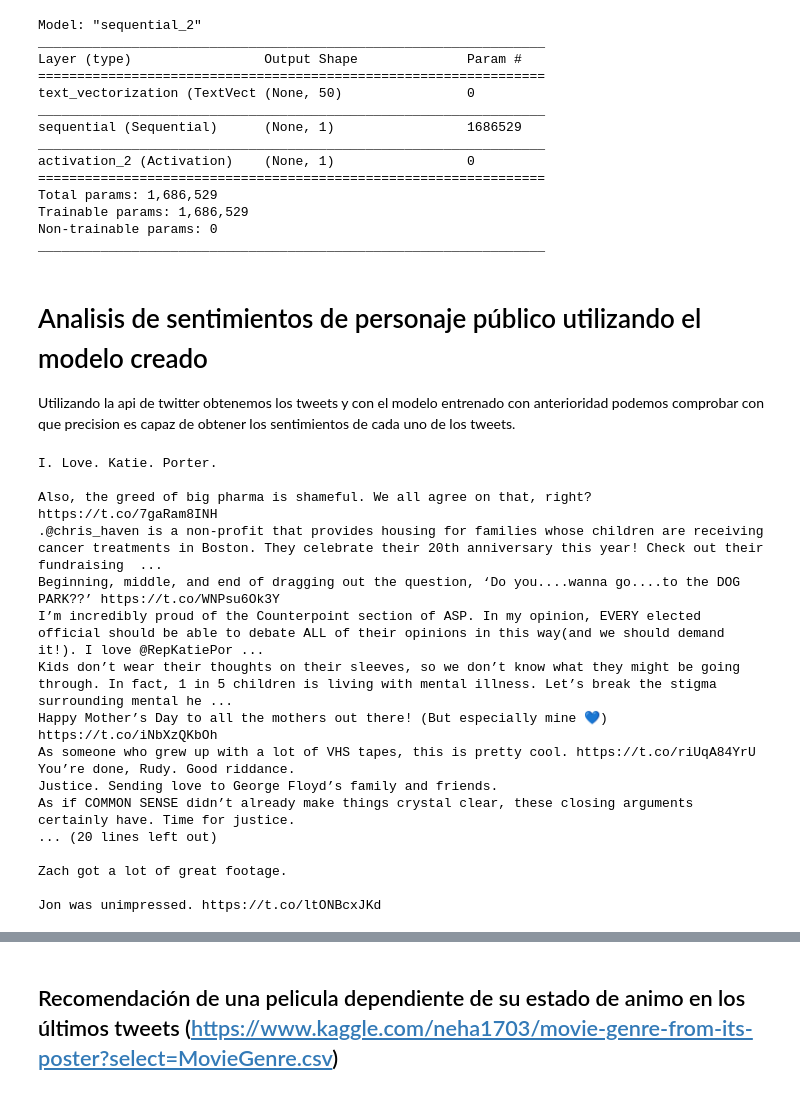
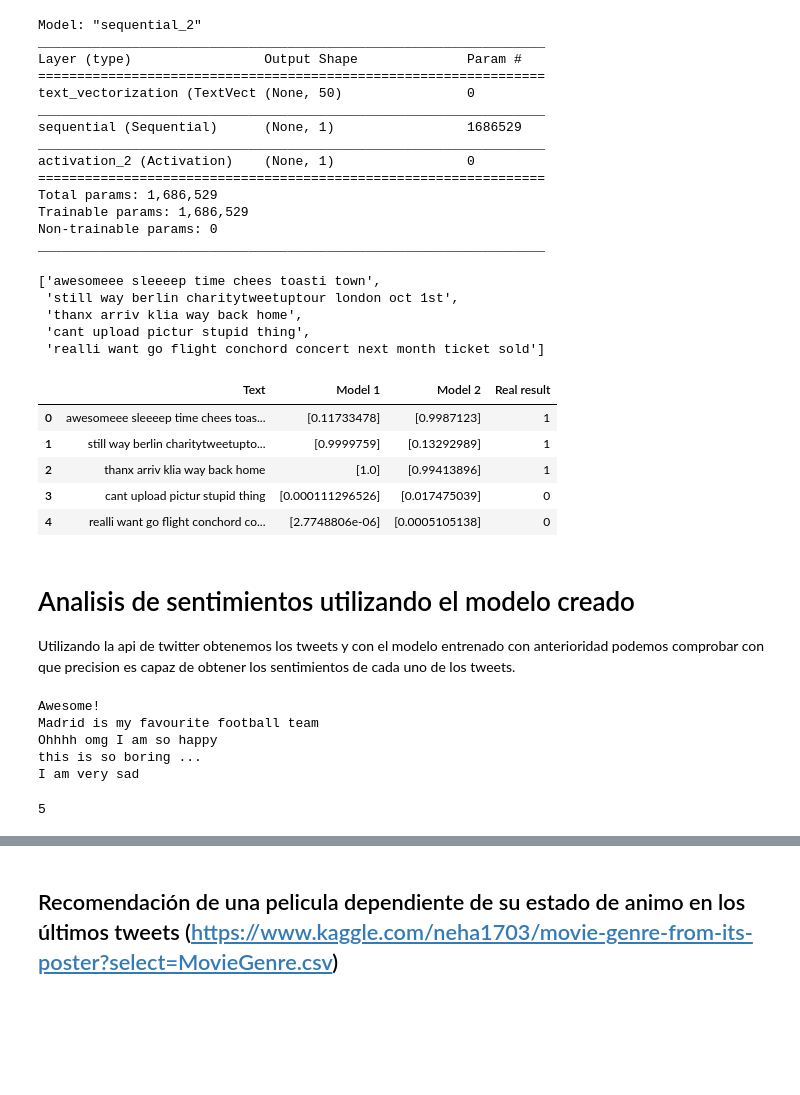
Before and after one commit to victorcavero14/MIN, a Jupyter notebook: PracticaFinal/codigo.ipynb, the cells around one changed output, grey strips where cells are left out. Cells and saved outputs as stored; diff of their text form; code cells hidden in the pictures; blank space fills up the shorter version.

```diff
--- a/PracticaFinal/codigo.ipynb
+++ b/PracticaFinal/codigo.ipynb
@@ -444,3 +446,18 @@ Total params: 1,686,529
 Trainable params: 1,686,529
 Non-trainable params: 0
 _________________________________________________________________
+# %%
+small_data_test = []
+real_result = []
+
+for x,y in dataset_test.take(5):
+    small_data_test.append(str(x.numpy())[3:-2])
+    real_result.append(y.numpy()[0])
+
+small_data_test
+# %% [output]
+['awesomeee sleeeep time chees toasti town',
+ 'still way berlin charitytweetuptour london oct 1st',
+ 'thanx arriv klia way back home',
+ 'cant upload pictur stupid thing',
+ 'realli want go flight conchord concert next month ticket sold']
@@ -447,5 +474,14 @@ _________________________________________________________________
+# %%
+final
+# %% [output]
+|  | Text | Model 1 | Model 2 | Real result |
+| 0 | awesomeee sleeeep time chees toas... | [0.11733478] | [0.9987123] | 1 |
+| 1 | still way berlin charitytweetupto... | [0.9999759] | [0.13292989] | 1 |
+| 2 | thanx arriv klia way back home | [1.0] | [0.99413896] | 1 |
+| 3 | cant upload pictur stupid thing | [0.000111296526] | [0.017475039] | 0 |
+| 4 | realli want go flight conchord co... | [2.7748806e-06] | [0.0005105138] | 0 |
 # %% [markdown]
-# Analisis de sentimientos de personaje público utilizando el modelo creado
+# Analisis de sentimientos utilizando el modelo creado
 
 Utilizando la api de twitter obtenemos los tweets y con el modelo entrenado con anterioridad podemos comprobar con que precision es capaz de obtener los sentimientos de cada uno de los tweets.
 # %%
@@ -503,33 +543,23 @@ def is_correct(value1, value2):
 api = twitterClient()
 
 # Obtengo los ultimo tweets de un personaje publico
-timeline = api.user_timeline(screen_name='@ChrisEvans',
-                             count=50,
+timeline = api.user_timeline(screen_name='@MIN59175404',
+                             count=5,
                              include_rts=False,
                              tweet_mode='extended',
-                             exclude_replies=True)
+                             exclude_replies=False)
 # Iterate and print tweets
 
 tweets = [tweet.full_text for tweet in timeline]
 print(*tweets, sep = "\n")
+len(tweets)
 # %% [output]
-I. Love. Katie. Porter.
-
-Also, the greed of big pharma is shameful. We all agree on that, right? https://t.co/7gaRam8INH
-.@chris_haven is a non-profit that provides housing for families whose children are receiving cancer treatments in Boston. They celebrate their 20th anniversary this year! Check out their fundraising  ...
-Beginning, middle, and end of dragging out the question, ‘Do you....wanna go....to the DOG PARK??’ https://t.co/WNPsu6Ok3Y
-I’m incredibly proud of the Counterpoint section of ASP. In my opinion, EVERY elected official should be able to debate ALL of their opinions in this way(and we should demand it!). I love @RepKatiePor ...
-Kids don’t wear their thoughts on their sleeves, so we don’t know what they might be going through. In fact, 1 in 5 children is living with mental illness. Let’s break the stigma surrounding mental he ...
-Happy Mother’s Day to all the mothers out there! (But especially mine 💙) https://t.co/iNbXzQKbOh
-As someone who grew up with a lot of VHS tapes, this is pretty cool. https://t.co/riUqA84YrU
-You’re done, Rudy. Good riddance.
-Justice. Sending love to George Floyd’s family and friends.
-As if COMMON SENSE didn’t already make things crystal clear, these closing arguments certainly have. Time for justice.
-... (20 lines left out)
-
-Zach got a lot of great footage.
-
-Jon was unimpressed. https://t.co/ltONBcxJKd
+Awesome!
+Madrid is my favourite football team
+Ohhhh omg I am so happy
+this is so boring ...
+I am very sad
+5
 # %%
 export_model.predict(tweets)
 # %% [output]
```
Also changed, not shown: parts of 22 cells of this notebook, 1 other file.
